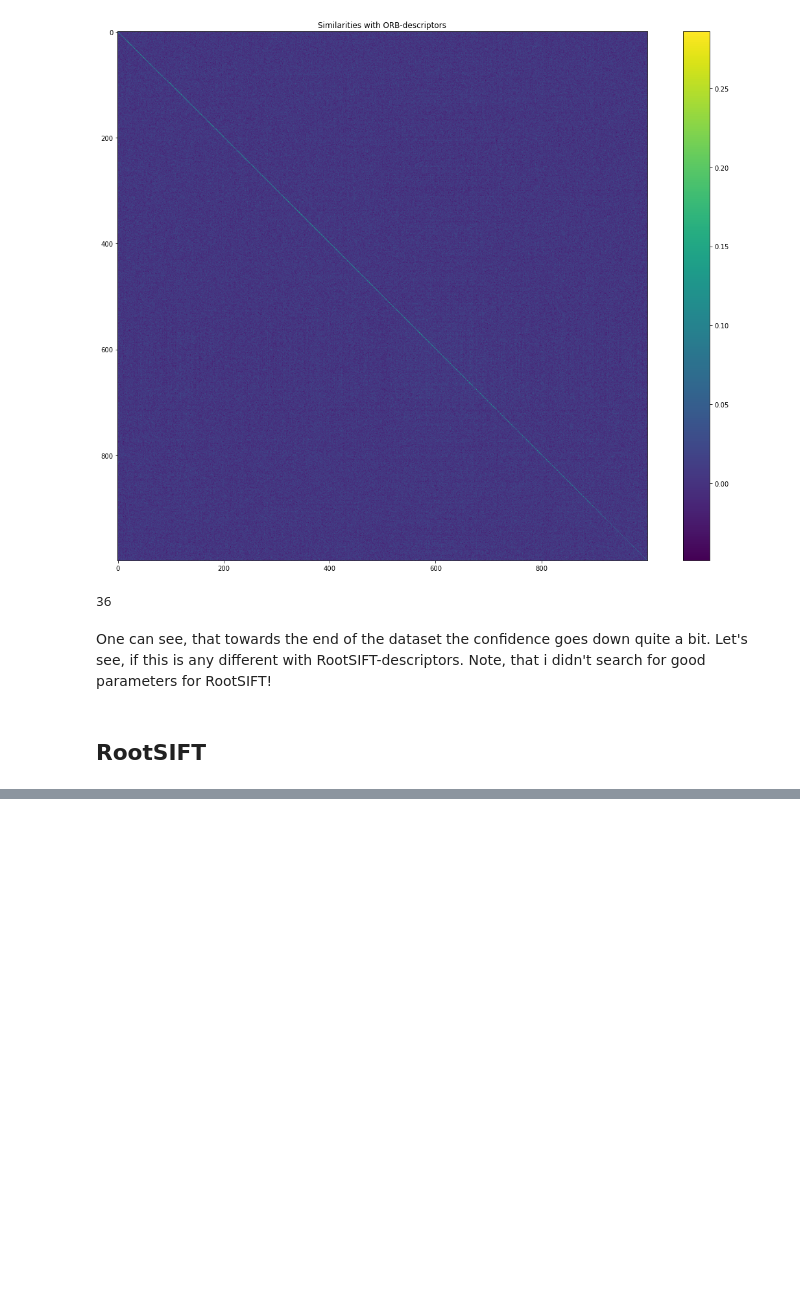
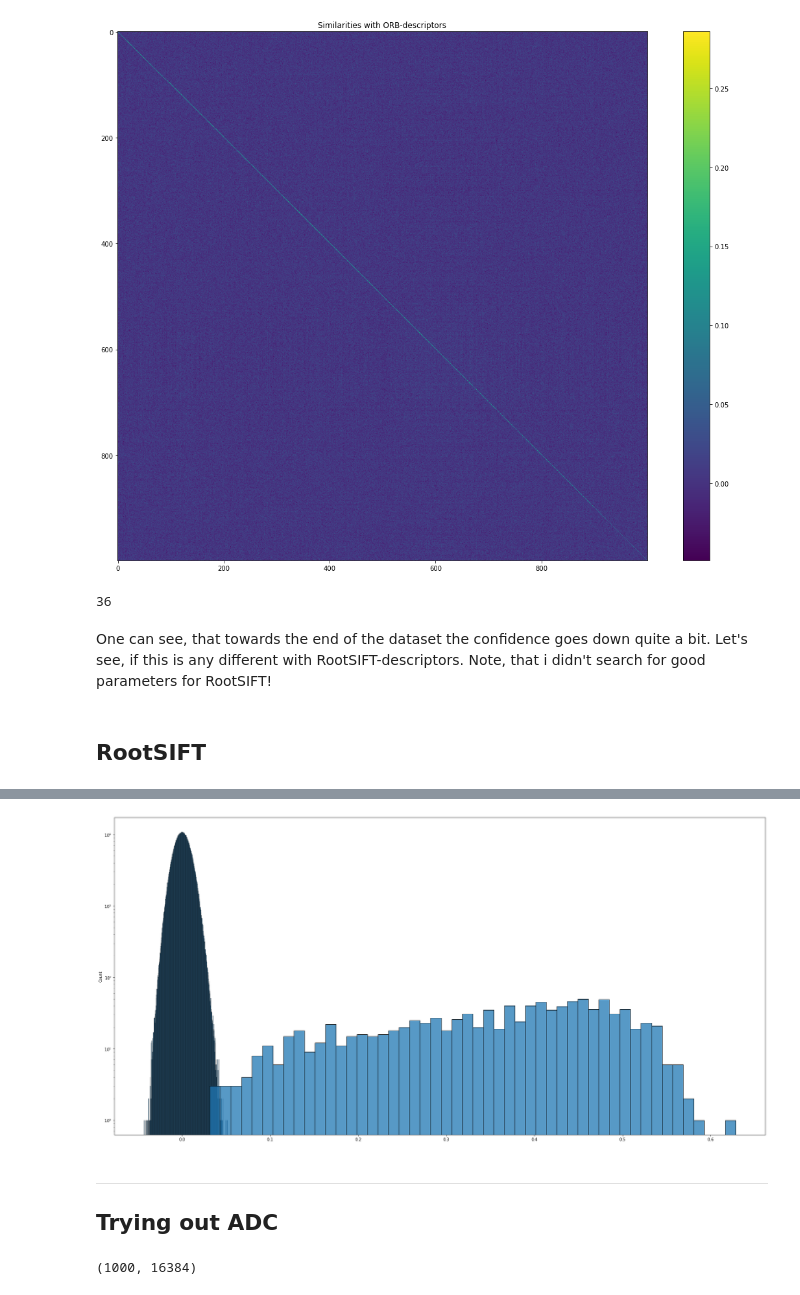
Before and after one commit to tim-hilt/vlad, a Jupyter notebook: examples/example.ipynb, the cells around one changed output, grey strips where cells are left out. Drawn from its saved outputs; the diff is of its cells as text; code cells hidden in the pictures; blank space fills up the shorter version.

```diff
--- a/examples/example.ipynb
+++ b/examples/example.ipynb
@@ -168,0 +236,17 @@ plt.colorbar();
+# %%
+def separate_scores(scores):
+    inter = np.fliplr(np.sort(scores))[:,1:]
+    intra = scores.max(axis=1)
+    return inter, intra
+# %%
+inter, intra = separate_scores(scores_pca)
+# %%
+plt.figure(figsize=(30,15))
+sns.histplot(inter.flatten(), log_scale=(False, True))
+sns.histplot(intra, log_scale=(False, True), bins=50);
+# %% [output]
+[figure, added]
+# %% [markdown]
+---
+
+## Trying out ADC
@@ -168,0 +259,4 @@ plt.colorbar();
+# %%
+vlad_pca.database.shape
+# %% [output]
+(1000, 16384)
```
Also changed, not shown: parts of 29 cells of this notebook, 2 other files.
